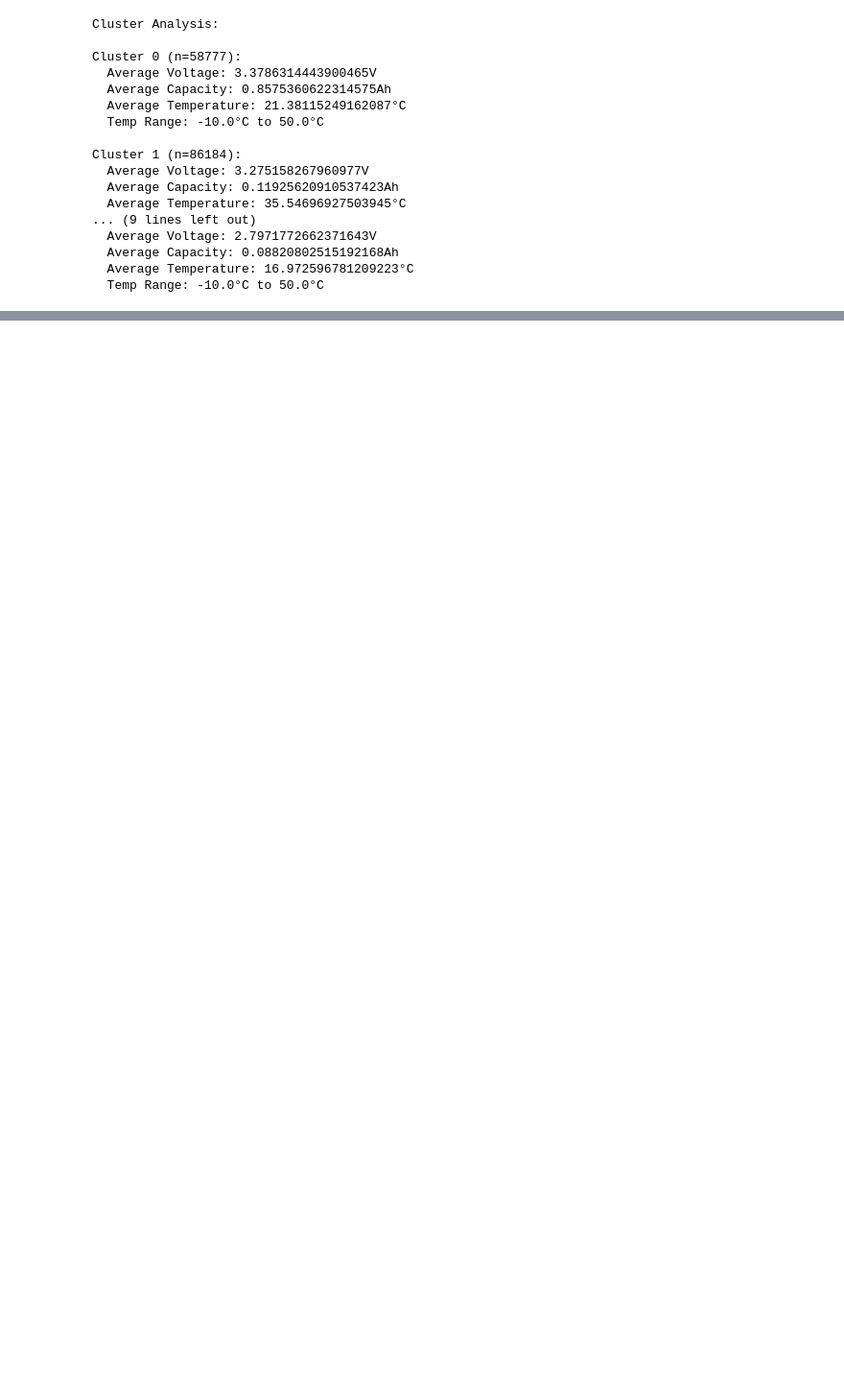
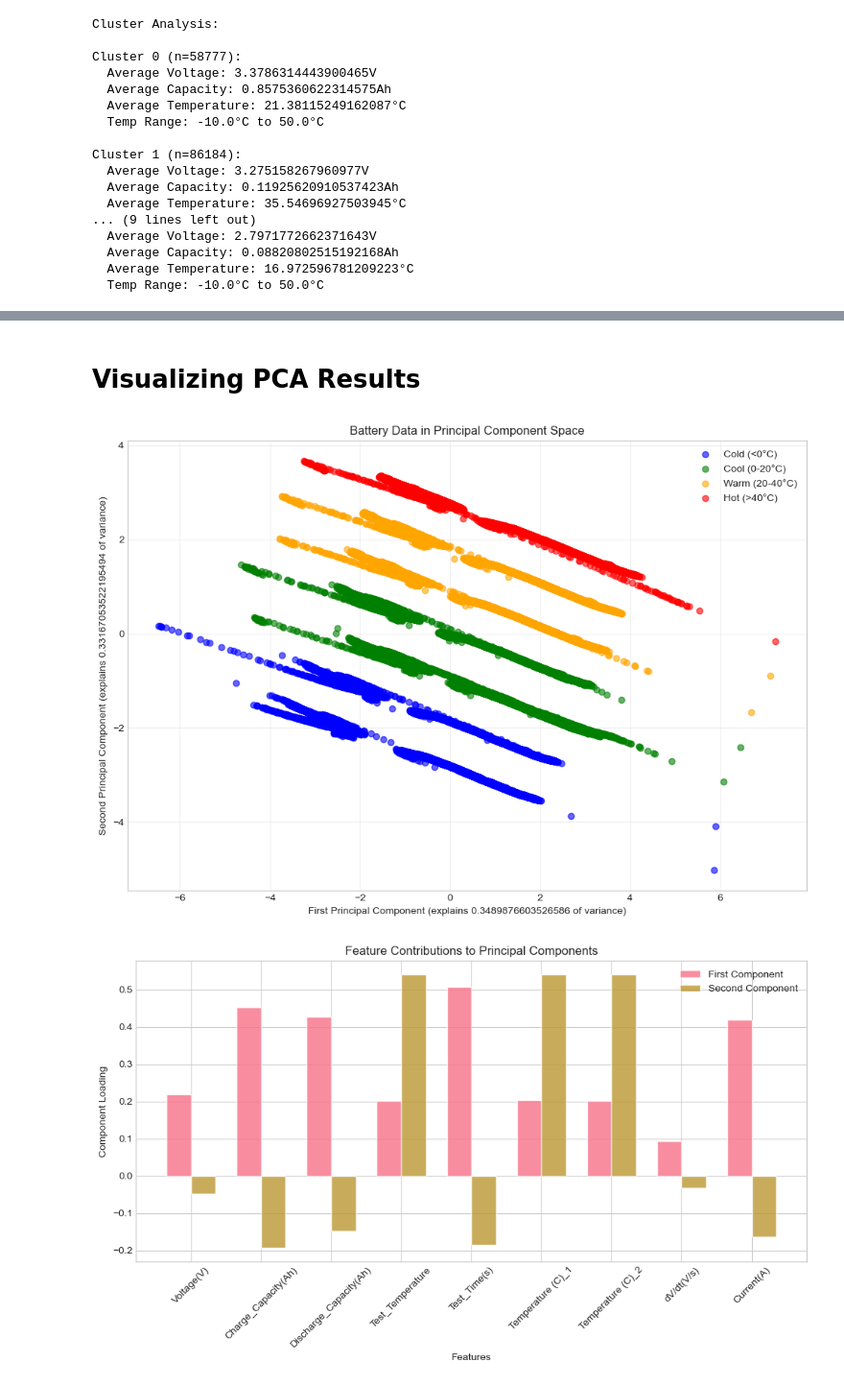
Before and after one commit to Jai-Kumar786/Machine_Learning_and_Alogorithms, a Jupyter notebook: 05-19-2025 Scikit-Learn with A123 Battery Data .ipynb, the cells around one changed output, grey strips where cells are left out. Shown at 96% size. Cells and saved outputs as stored; diff of their text form; code cells hidden in the pictures; blank space fills up the shorter version.

```diff
--- a/05-19-2025 Scikit-Learn with A123 Battery Data .ipynb
+++ b/05-19-2025 Scikit-Learn with A123 Battery Data .ipynb
@@ -2243,0 +2384,54 @@ Cluster 1 (n=86184):
+# %% [markdown]
+# Visualizing PCA Results
+# %%
+# Plot first two principal components colored by temperature
+plt.figure(figsize=(12, 8))
+
+# Create temperature ranges for coloring
+temp_bins = pd.cut(X_pca['Test_Temperature'],
+                   bins=[-15, 0, 20, 40, 60],
+                   labels=['Cold (<0°C)', 'Cool (0-20°C)', 'Warm (20-40°C)', 'Hot (>40°C)'])
+
+# Create scatter plot
+for temp_range, color in zip(temp_bins.cat.categories, ['blue', 'green', 'orange', 'red']):
+    mask = temp_bins == temp_range
+    plt.scatter(X_pca_transformed[mask, 0], X_pca_transformed[mask, 1],
+                alpha=0.6, label=temp_range, c=color)
+
+plt.xlabel(f'First Principal Component (explains {pca.explained_variance_ratio_[0]} of variance)')
+plt.ylabel(f'Second Principal Component (explains {pca.explained_variance_ratio_[1]} of variance)')
+plt.title('Battery Data in Principal Component Space')
+plt.legend()
+plt.grid(True, alpha=0.3)
+plt.show()
+
+# Analyze component loadings
+feature_names_pca = pca_features
+loadings = pca.components_[:2]  # First two components
+
+plt.figure(figsize=(10, 6))
+x = np.arange(len(feature_names_pca))
+width = 0.35
+
+plt.bar(x - width/2, loadings[0], width, label='First Component', alpha=0.8)
+plt.bar(x + width/2, loadings[1], width, label='Second Component', alpha=0.8)
+
+plt.xlabel('Features')
+plt.ylabel('Component Loading')
+plt.title('Feature Contributions to Principal Components')
+plt.xticks(x, feature_names_pca, rotation=45)
+plt.legend()
+plt.tight_layout()
+plt.show()
+
+print("Component interpretation:")
+print("First component (largest variation source):")
+for i, feature in enumerate(feature_names_pca):
+    print(f"  {feature}: {loadings[0][i]}")
+
+print("\nSecond component (second largest variation source):")
+for i, feature in enumerate(feature_names_pca):
+    print(f"  {feature}: {loadings[1][i]}")
+# %% [output]
+[figure, added]
+[figure, added]
```
Also changed, not shown: parts of 4 cells of this notebook.
